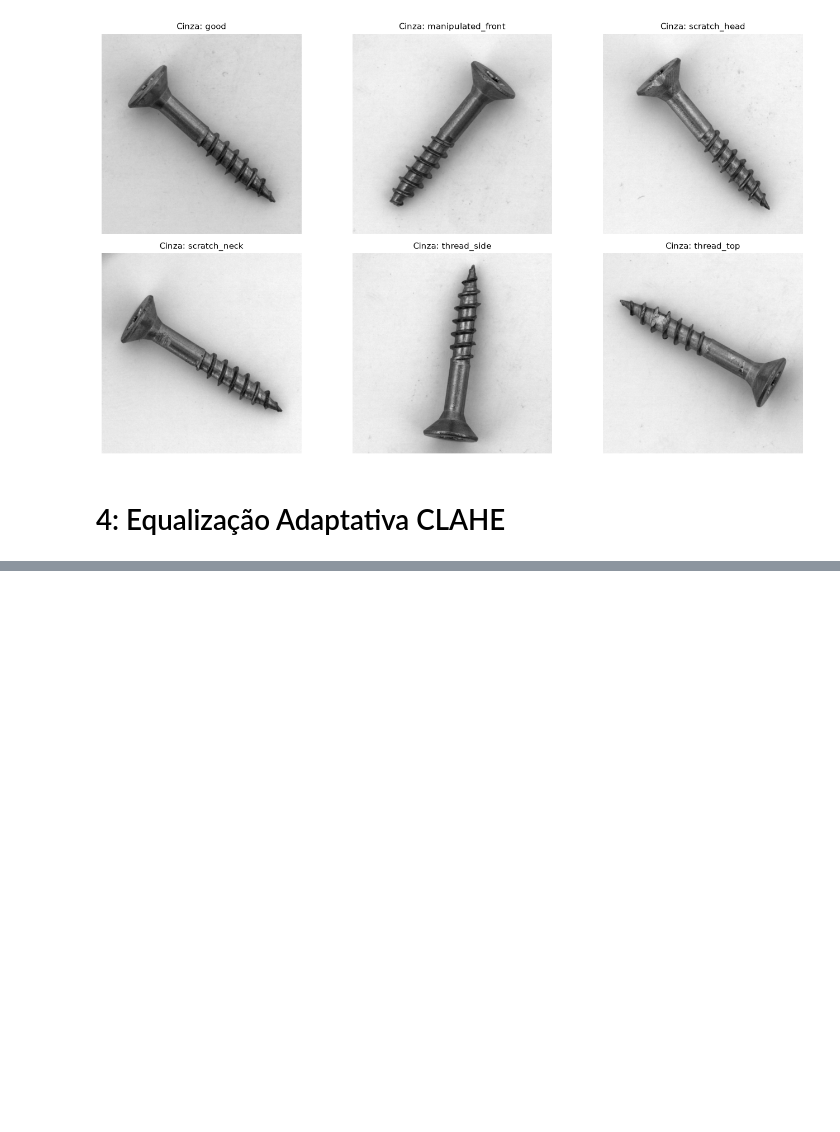
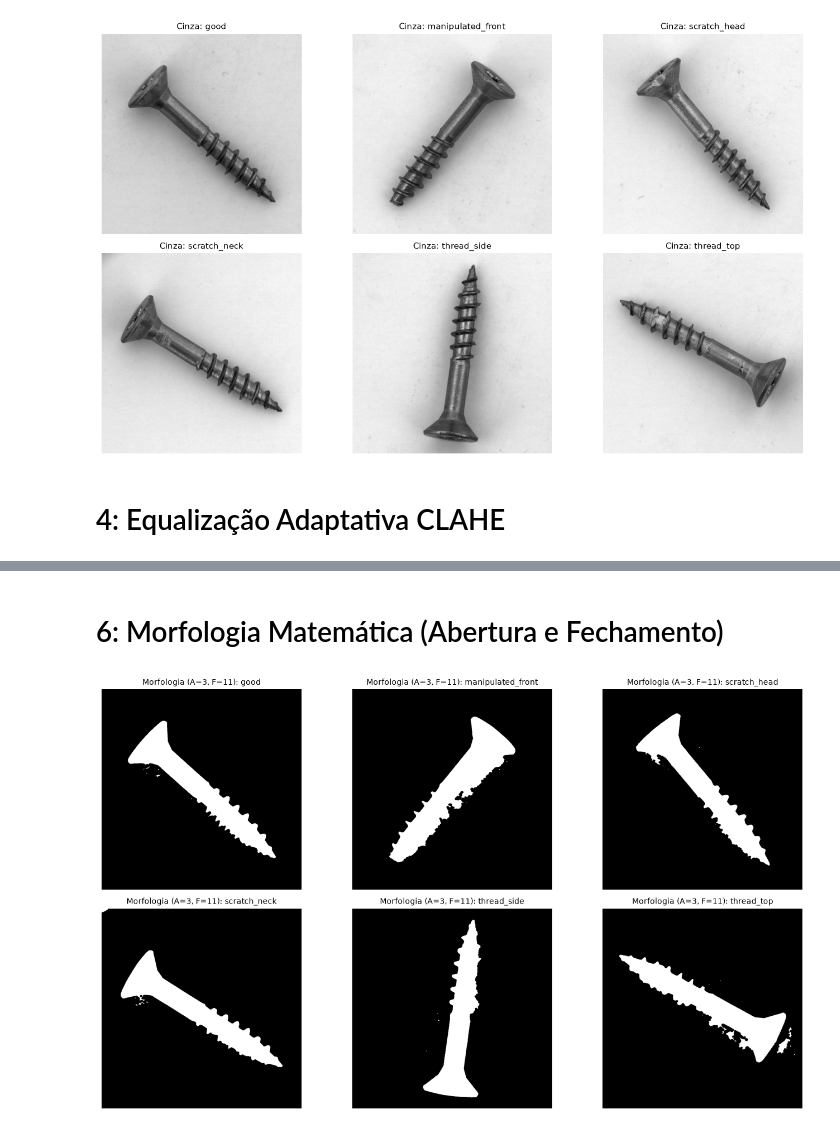
Before and after one commit to RenanE/deteccao-parafuso-defeituoso, a Jupyter notebook: notebooks/01_preprocessing_test.ipynb, the cells around one changed output, grey strips where cells are left out. Drawn from its saved outputs; the diff is of its cells as text; code cells hidden in the pictures; blank space fills up the shorter version.

Commit message:
feat: atualiza morfologia com preenchimento de furos e salva checkpoint (#6, #7)

```diff
--- a/notebooks/01_preprocessing_test.ipynb
+++ b/notebooks/01_preprocessing_test.ipynb
@@ -204,0 +134,28 @@ plt.show()
+# %% [markdown]
+# 6: Morfologia Matemática (Abertura e Fechamento)
+# %%
+# === AJUSTE OS PARÂMETROS AQUI ===
+TAMANHO_ABERTURA = 3
+TAMANHO_FECHAMENTO = 11
+
+imgs_morfologia = {}
+fig, axes = plt.subplots(2, 3, figsize=(14, 8))
+axes = axes.ravel()
+
+for i, (cat, mascara) in enumerate(imgs_otsu.items()):
+    mascara_limpa = aplicar_morfologia(
+        mascara,
+        tamanho_abertura=TAMANHO_ABERTURA,
+        tamanho_fechamento=TAMANHO_FECHAMENTO,
+        preencher_lacunas = True
+    )
+    imgs_morfologia[cat] = mascara_limpa
+
+    axes[i].imshow(mascara_limpa, cmap="gray")
+    axes[i].set_title(f"Morfologia (A={TAMANHO_ABERTURA}, F={TAMANHO_FECHAMENTO}): {cat}", fontsize=10)
+    axes[i].axis("off")
+
+plt.tight_layout()
+plt.show()
+# %% [output]
+[figure, added]
```
Also changed, not shown: parts of 6 cells of this notebook, 1 other file.
